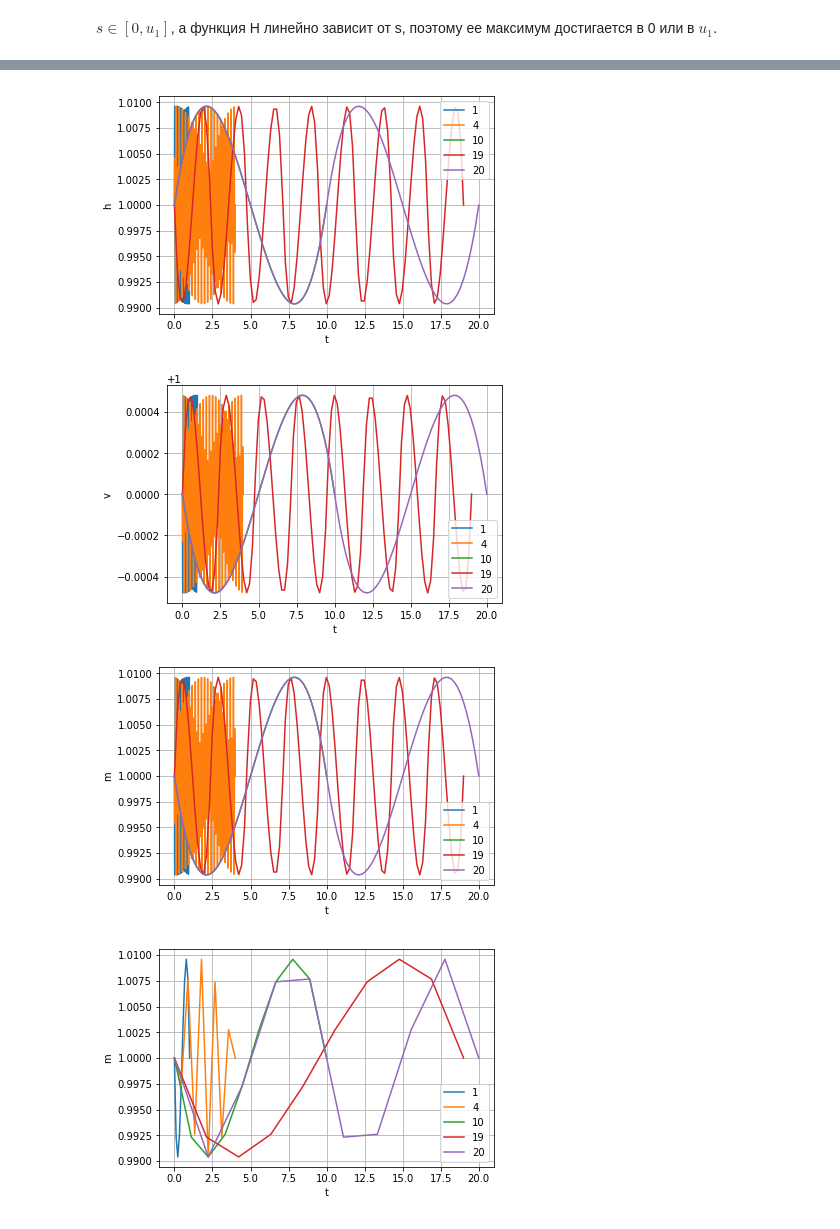
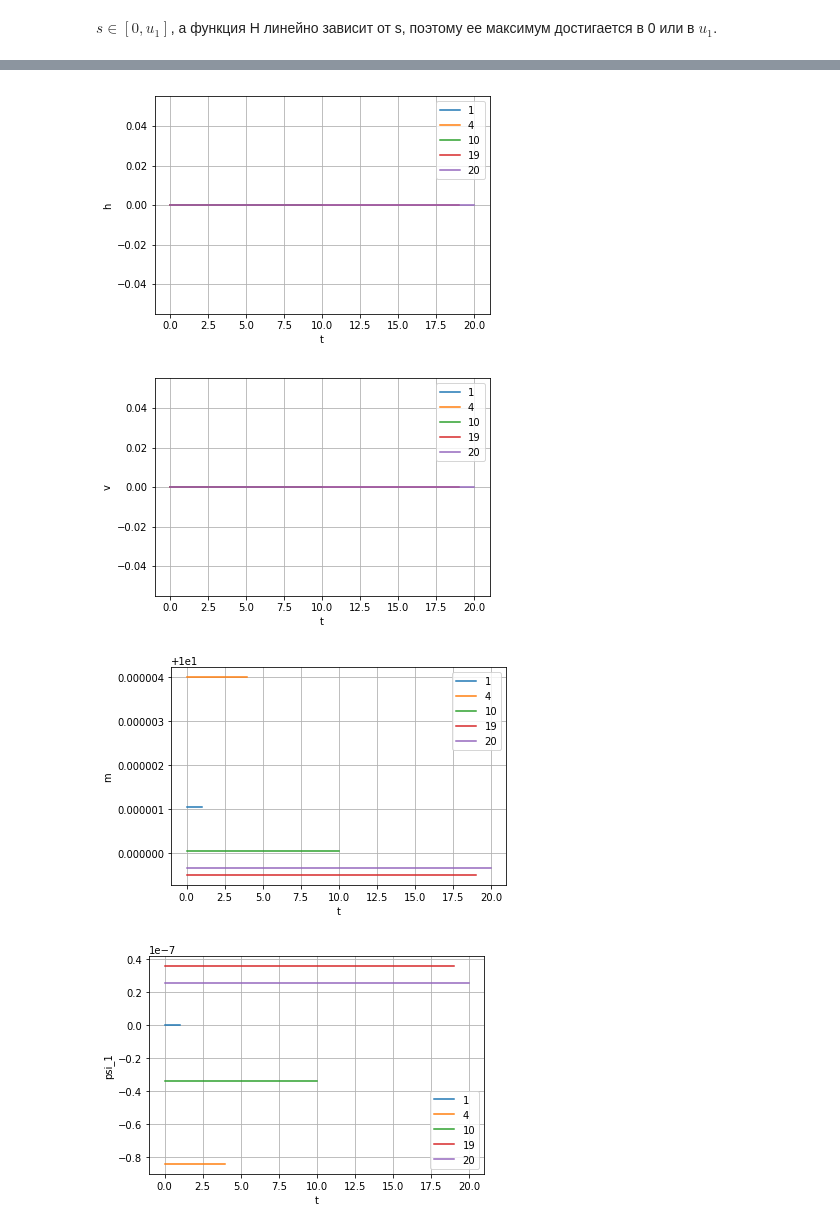
Before and after one commit to aamoiska/OR, a Jupyter notebook: HW-OR.ipynb, the cells around one changed output, grey strips where cells are left out. Drawn from its saved outputs; the diff is of its cells as text; code cells hidden in the pictures.

```diff
--- a/HW-OR.ipynb
+++ b/HW-OR.ipynb
@@ -647,0 +743,14 @@ sol = []
+# %%
+for i in range(len(T)):
+    x_plot = np.linspace(0, T[i], 50)
+    k = sol[i].y[0]
+    psi = sol[i].y[2]
+    y_plot = np.zeros(psi.shape)
+    y_plot[psi * k - k >= 0] = 1
+    plt.plot(x_plot, y_plot, label=str(T[i]))
+
+plt.xlabel("t")
+plt.ylabel("s")
+plt.legend()
+plt.grid()
+plt.show()
@@ -805,8 +924,8 @@ for i in T:
     sol.append(sol_t)
 # %%
 for i in range(len(T)):
-    x_plot = np.linspace(0, T[i], 100)
-    y_plot = sol[i].sol(x_plot)[0]
+    x_plot = np.linspace(0, T[i], 50)
+    y_plot = sol[i].y[0]
     plt.plot(x_plot, y_plot, label=str(T[i]))
 
 plt.xlabel("t")
@@ -815,11 +934,11 @@ plt.legend()
 plt.grid()
 plt.show()
 # %% [output]
-[figure, old version]
+[figure, new version]
 # %%
 for i in range(len(T)):
-    x_plot = np.linspace(0, T[i], 100)
-    y_plot = sol[i].sol(x_plot)[1]
+    x_plot = np.linspace(0, T[i], 50)
+    y_plot = sol[i].y[1, :]
     plt.plot(x_plot, y_plot, label=str(T[i]))
 
 plt.xlabel("t")
@@ -828,11 +947,11 @@ plt.legend()
 plt.grid()
 plt.show()
 # %% [output]
-[figure, old version]
+[figure, new version]
 # %%
 for i in range(len(T)):
-    x_plot = np.linspace(0, T[i], 100)
-    y_plot = sol[i].sol(x_plot)[2]
+    x_plot = np.linspace(0, T[i], 50)
+    y_plot = sol[i].y[2, :]
     plt.plot(x_plot, y_plot, label=str(T[i]))
 
 plt.xlabel("t")
@@ -841,17 +960,17 @@ plt.legend()
 plt.grid()
 plt.show()
 # %% [output]
-[figure, old version]
+[figure, new version]
 # %%
 for i in range(len(T)):
-    x_plot = np.linspace(0, T[i], 10)
-    y_plot = sol[i].sol(x_plot)[2]
+    x_plot = np.linspace(0, T[i], 50)
+    y_plot = sol[i].y[3, :]
     plt.plot(x_plot, y_plot, label=str(T[i]))
 
 plt.xlabel("t")
-plt.ylabel("m")
+plt.ylabel("psi_1")
 plt.legend()
 plt.grid()
 plt.show()
 # %% [output]
-[figure, old version]
+[figure, new version]
```
Also changed, not shown: parts of 17 cells of this notebook, 1 other file.
